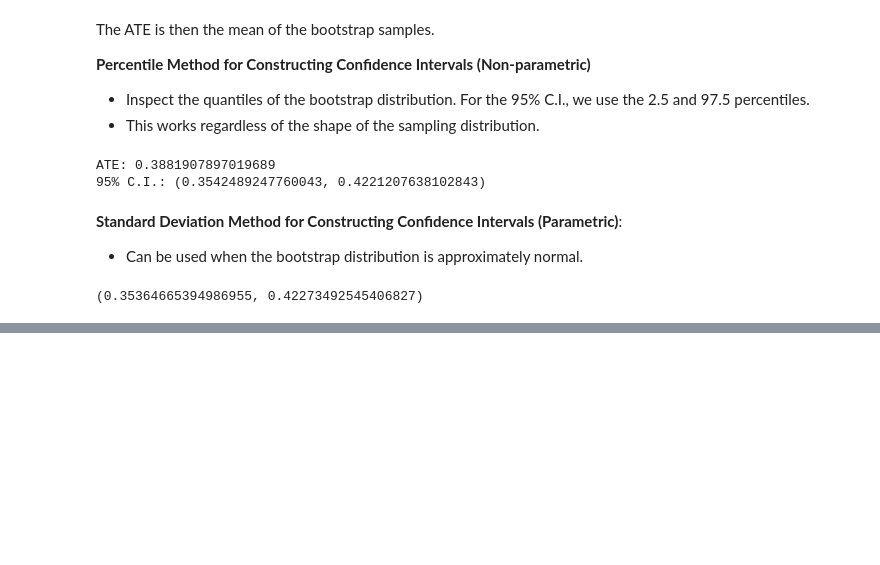
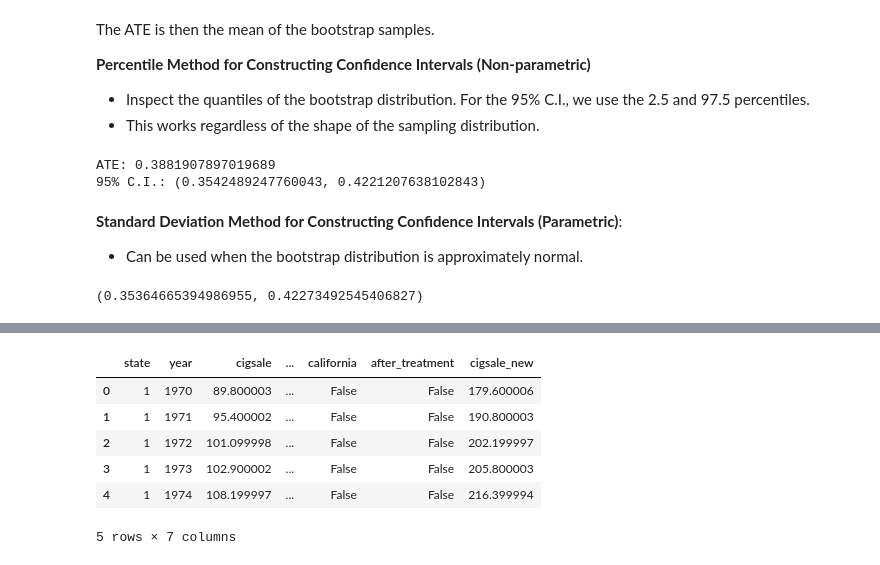
Before and after one commit to orionstar1987/python-causality-handbook, a Jupyter notebook: causal-inference-for-the-brave-and-true/00.Useful-Scripts.ipynb, the cells around one changed output, grey strips where cells are left out. Saved outputs shown, nothing was run; the diff lists cells and outputs as text; code cells hidden in the pictures; blank space fills up the shorter version.

```diff
--- a/causal-inference-for-the-brave-and-true/00.Useful-Scripts.ipynb
+++ b/causal-inference-for-the-brave-and-true/00.Useful-Scripts.ipynb
@@ -289,0 +363,11 @@ st.t.interval(alpha = 0.95, df = len(ates)-1, loc = np.mean(ates), scale = np.st
+# %%
+# method 1
+cigar.assign(cigsale_new = cigar['cigsale'] * 2).head()
+# %% [output]
+|  | state | year | cigsale | ... | california | after_treatment | cigsale_new |
+| 0 | 1 | 1970 | 89.800003 | ... | False | False | 179.600006 |
+| 1 | 1 | 1971 | 95.400002 | ... | False | False | 190.800003 |
+| 2 | 1 | 1972 | 101.099998 | ... | False | False | 202.199997 |
+| 3 | 1 | 1973 | 102.900002 | ... | False | False | 205.800003 |
+| 4 | 1 | 1974 | 108.199997 | ... | False | False | 216.399994 |
+5 rows × 7 columns
```
Also changed, not shown: parts of 14 cells of this notebook, 2 other files.
